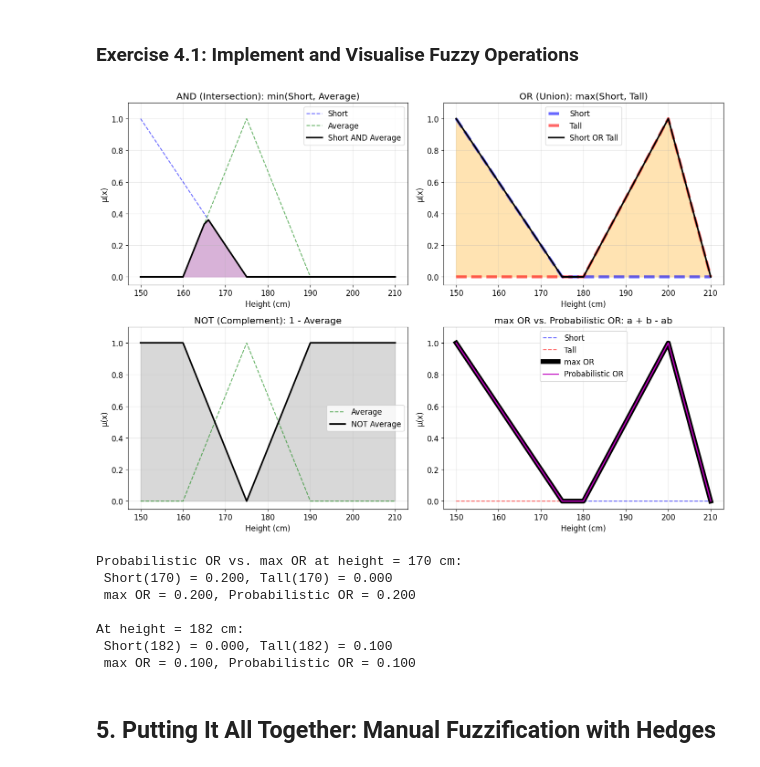
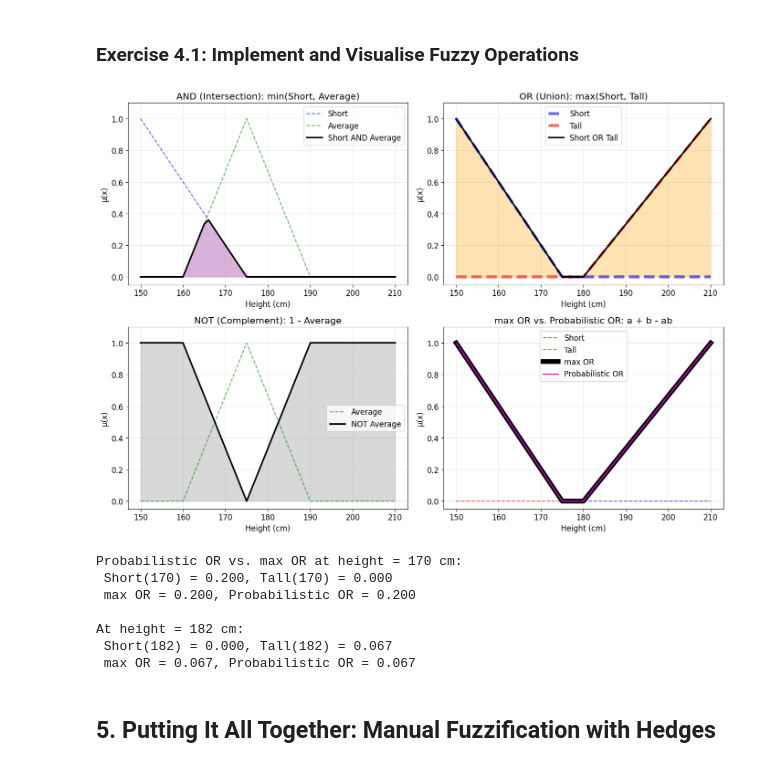
Before and after one commit to KyryloKozlovskyi/AI-Lab-4, a Jupyter notebook: problems.ipynb, the cells around one changed output. Cells and saved outputs as stored; diff of their text form; code cells hidden in the pictures.

Commit message:
Fix graphs

```diff
--- a/problems.ipynb
+++ b/problems.ipynb
@@ -358,7 +358,7 @@ x_height = np.arange(150, 211, 1)
 # as per Exercise 1.1
 short = fuzz.trimf(x_height, [150, 150, 175])
 average = fuzz.trimf(x_height, [160, 175, 190])
-tall = fuzz.trimf(x_height, [180, 200, 210])
+tall = fuzz.trimf(x_height, [180, 210, 210])
 
 # Fuzzy operations
 and_short_avg = np.minimum(short, average)  # AND = min
@@ -412,41 +412,41 @@ axes[1, 1].legend()
 
 for ax in axes.flat:
     ax.set_xlabel("Height (cm)")
     ax.set_ylabel("μ(x)")
     ax.set_ylim(-0.05, 1.1)
 
 plt.tight_layout()
 plt.show()
 
 # Numerical comparison
 print("Probabilistic OR vs. max OR at height = 170 cm:")
 h = 170
 s = fuzz.interp_membership(x_height, short, h)
 t = fuzz.interp_membership(x_height, tall, h)
 print(f" Short({h}) = {s:.3f}, Tall({h}) = {t:.3f}")
 
 # TODO: complete the same comparison above (h = 170)
 # TODO: then repeat it for h = 182
 or_max = max(s, t)
 or_prob = s + t - s * t
 print(f" max OR = {or_max:.3f}, Probabilistic OR = {or_prob:.3f}")
 h = 182
 s = fuzz.interp_membership(x_height, short, h)
 t = fuzz.interp_membership(x_height, tall, h)
 print(f"\nAt height = {h} cm:")
 print(f" Short({h}) = {s:.3f}, Tall({h}) = {t:.3f}")
 or_max = max(s, t)
 or_prob = s + t - s * t
 print(f" max OR = {or_max:.3f}, Probabilistic OR = {or_prob:.3f}")
 # %% [output]
-[figure, old version]
+[figure, new version]
 Probabilistic OR vs. max OR at height = 170 cm:
  Short(170) = 0.200, Tall(170) = 0.000
  max OR = 0.200, Probabilistic OR = 0.200
 
 At height = 182 cm:
- Short(182) = 0.000, Tall(182) = 0.100
- max OR = 0.100, Probabilistic OR = 0.100
+ Short(182) = 0.000, Tall(182) = 0.067
+ max OR = 0.067, Probabilistic OR = 0.067
 # %% [markdown]
 ## 5. Putting It All Together: Manual Fuzzification with Hedges
 # %% [markdown]
```
Also changed, not shown: parts of 2 cells of this notebook.
